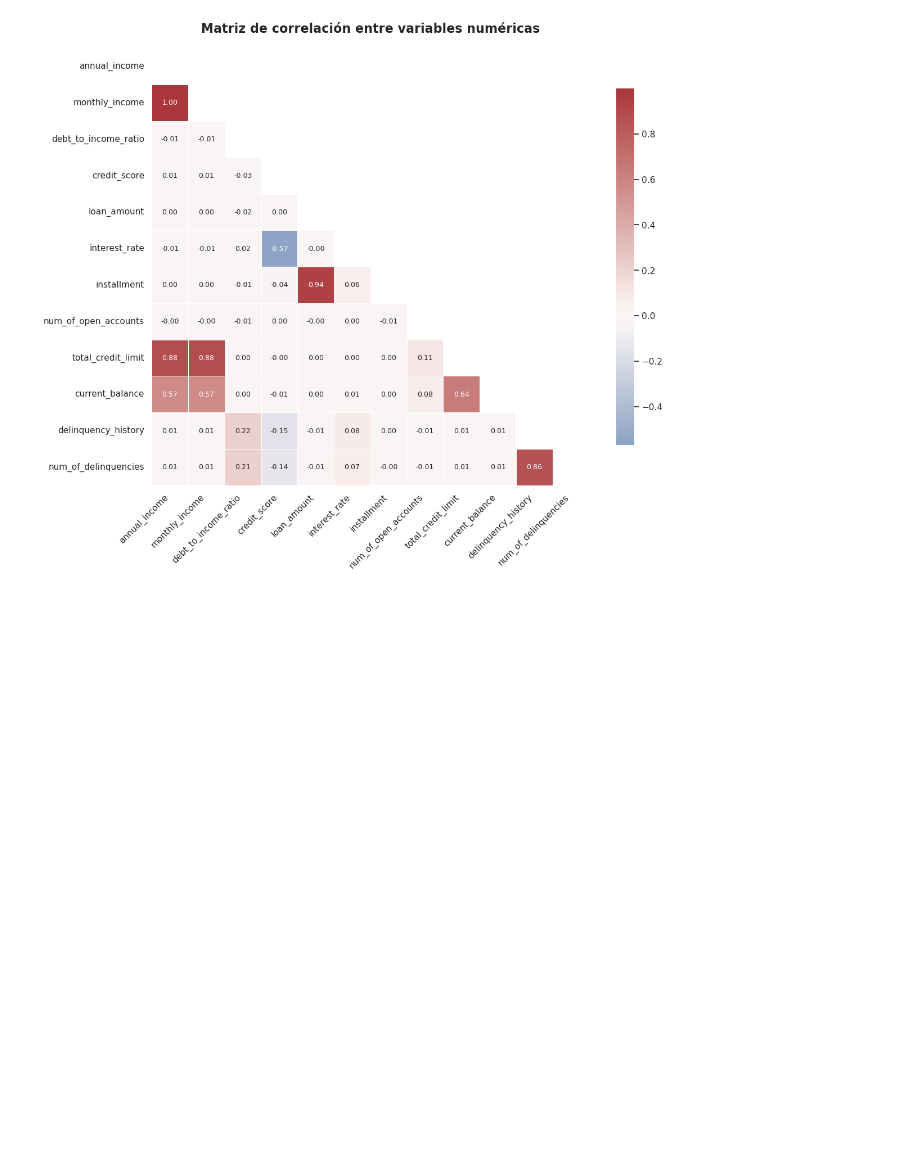
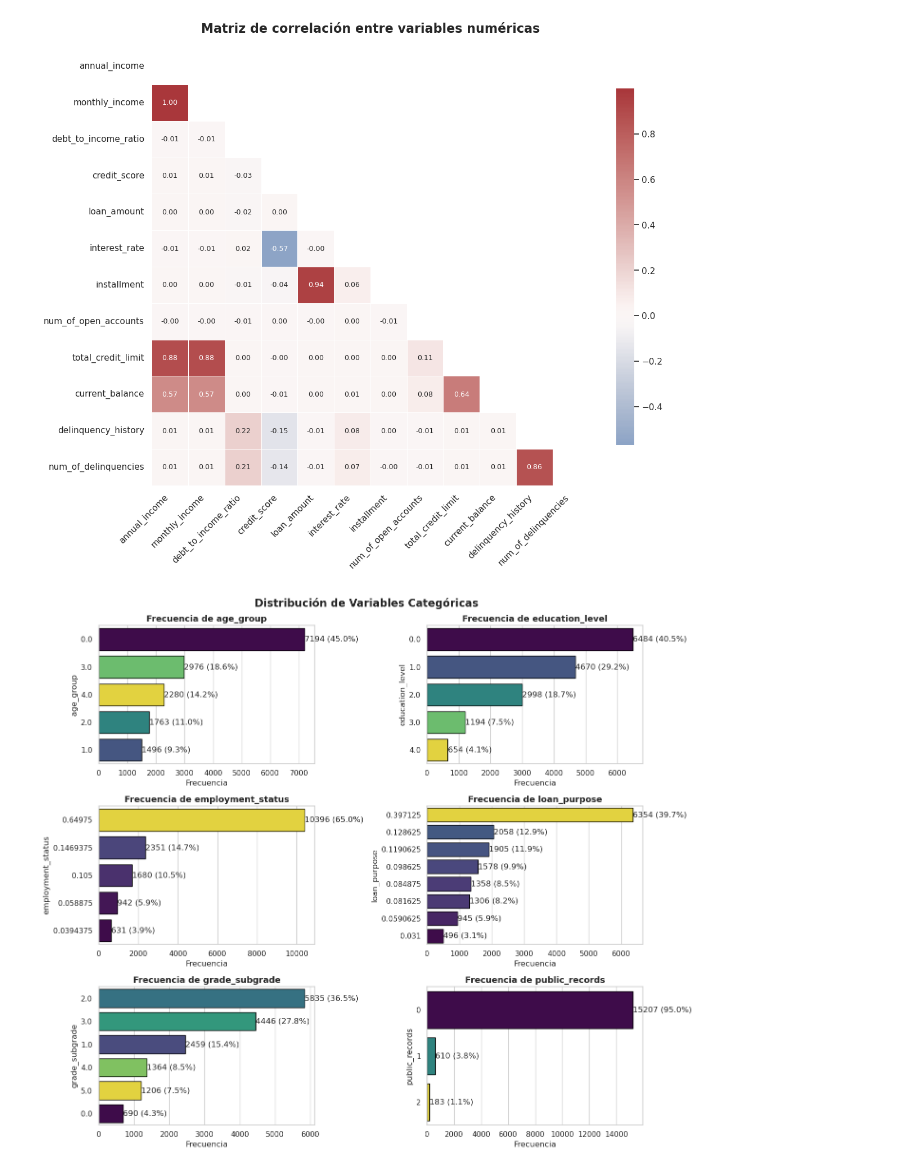
Before and after one commit to JairRamosG/Loan_Status_Prediction, a Jupyter notebook: notebooks/02_Feature_Engineering.ipynb, the cells around one changed output. Saved outputs shown, nothing was run; the diff lists cells and outputs as text; code cells hidden in the pictures; blank space fills up the shorter version.

```diff
--- a/notebooks/02_Feature_Engineering.ipynb
+++ b/notebooks/02_Feature_Engineering.ipynb
@@ -224,3 +224,7 @@ cohen_ranking(train, target= variable_objetivo, numeric_cols=numeric_cols)
 plot_corr_mat(train, numeric_cols)
 # %% [output]
 [figure]
+# %%
+plot_frecuencias_categoricas(train, categoric_cols, show_percentage=True)
+# %% [output]
+[figure, added]
```
Also changed, not shown: parts of 1 cell of this notebook.
